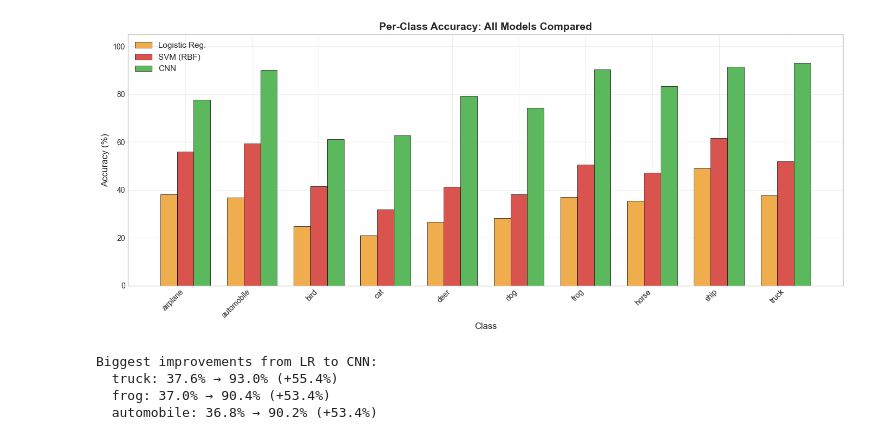
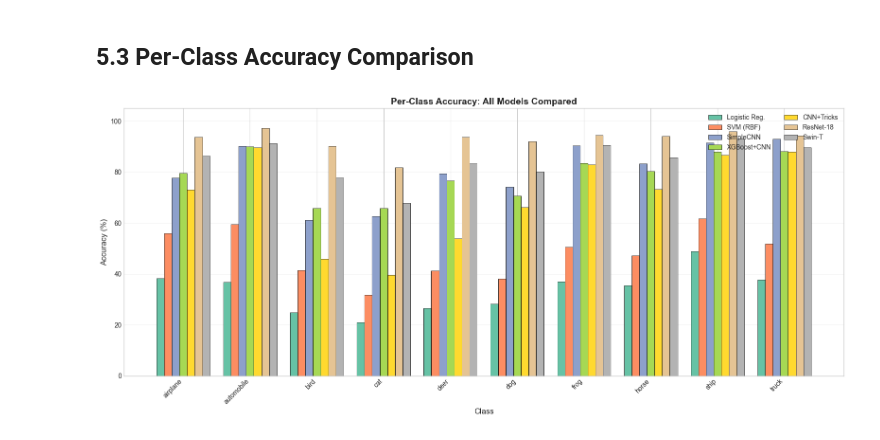
Before and after one commit to prithvivinodnair/deep-learning-cifar10, a Jupyter notebook: notebooks/05_Comparison_and_Results.ipynb, the cells around one changed output. Drawn from its saved outputs; the diff is of its cells as text; code cells hidden in the pictures.

```diff
--- a/notebooks/05_Comparison_and_Results.ipynb
+++ b/notebooks/05_Comparison_and_Results.ipynb
@@ -165,51 +205,49 @@ Notice how the CNN's confusion matrix is much 'cleaner':
+# %% [markdown]
+## 5.3 Per-Class Accuracy Comparison
 # %%
-# Per-class accuracy comparison: which classes benefit most from deep learning?
-
-# Compute per-class accuracy for each model
 def get_per_class_acc(true, pred):
     cm = confusion_matrix(true, pred)
     return cm.diagonal() / cm.sum(axis=1) * 100
 
-lr_per_class = get_per_class_acc(
-    baseline['logistic_regression']['true_labels'],
-    baseline['logistic_regression']['predictions']
-)
-svm_per_class = get_per_class_acc(
-    baseline['svm']['true_labels'],
-    baseline['svm']['predictions']
-)
-cnn_per_class = get_per_class_acc(cnn['true_labels'], cnn['predictions'])
+# Build per-class data
+pc_models = {
+    'Logistic Reg.': get_per_class_acc(baseline['logistic_regression']['true_labels'],
+                                       baseline['logistic_regression']['predictions']),
+    'SVM (RBF)': get_per_class_acc(baseline['svm']['true_labels'],
+                                   baseline['svm']['predictions']),
+    'SimpleCNN': get_per_class_acc(cnn['true_labels'], cnn['predictions']),
+}
+if xgboost_cnn:
+    pc_models['XGBoost+CNN'] = get_per_class_acc(xgboost_cnn['true_labels'], xgboost_cnn['predictions'])
+if tricks:
+    pc_models['CNN+Tricks'] = get_per_class_acc(tricks['true_labels'], tricks['predictions'])
+if resnet:
+    pc_models['ResNet-18'] = get_per_class_acc(resnet['true_labels'], resnet['predictions'])
+if swin:
+    pc_models['Swin-T'] = get_per_class_acc(swin['true_labels'], swin['predictions'])
 
-# Plot grouped bar chart
 x = np.arange(len(CIFAR10_CLASSES))
-width = 0.25
+n = len(pc_models)
+width = 0.8 / n
+model_colors = plt.cm.Set2(np.linspace(0, 1, n))
 
-fig, ax = plt.subplots(figsize=(14, 6))
-bars1 = ax.bar(x - width, lr_per_class, width, label='Logistic Reg.', color='#f0ad4e', edgecolor='black', linewidth=0.5)
-bars2 = ax.bar(x, svm_per_class, width, label='SVM (RBF)', color='#d9534f', edgecolor='black', linewidth=0.5)
-bars3 = ax.bar(x + width, cnn_per_class, width, label='CNN', color='#5cb85c', edgecolor='black', linewidth=0.5)
+fig, ax = plt.subplots(figsize=(16, 7))
+for i, (name, accs) in enumerate(pc_models.items()):
+    offset = (i - n / 2 + 0.5) * width
+    ax.bar(x + offset, accs, width, label=name, color=model_colors[i],
+           edgecolor='black', linewidth=0.5)
 
 ax.set_xlabel('Class', fontsize=12)
 ax.set_ylabel('Accuracy (%)', fontsize=12)
 ax.set_title('Per-Class Accuracy: All Models Compared', fontsize=14, fontweight='bold')
 ax.set_xticks(x)
 ax.set_xticklabels(CIFAR10_CLASSES, rotation=45, ha='right')
-ax.legend(fontsize=11)
+ax.legend(fontsize=10, loc='upper right', ncol=2)
 ax.set_ylim(0, 105)
-ax.grid(True, alpha=0.3)
+ax.grid(True, alpha=0.3, axis='y')
 
 plt.tight_layout()
 plt.savefig('../figures/per_class_comparison.png', dpi=150, bbox_inches='tight')
 plt.show()
-
-# Find biggest improvements
-improvements = cnn_per_class - lr_per_class
-print("\nBiggest improvements from LR to CNN:")
-for idx in np.argsort(improvements)[::-1][:3]:
-    print(f"  {CIFAR10_CLASSES[idx]}: {lr_per_class[idx]:.1f}% → {cnn_per_class[idx]:.1f}% (+{improvements[idx]:.1f}%)")
 # %% [output]
-[figure, old version]
+[figure, new version]
-Biggest improvements from LR to CNN:
-  truck: 37.6% → 93.0% (+55.4%)
-  frog: 37.0% → 90.4% (+53.4%)
-  automobile: 36.8% → 90.2% (+53.4%)
```
Also changed, not shown: parts of 20 cells of this notebook, 15 other files.
